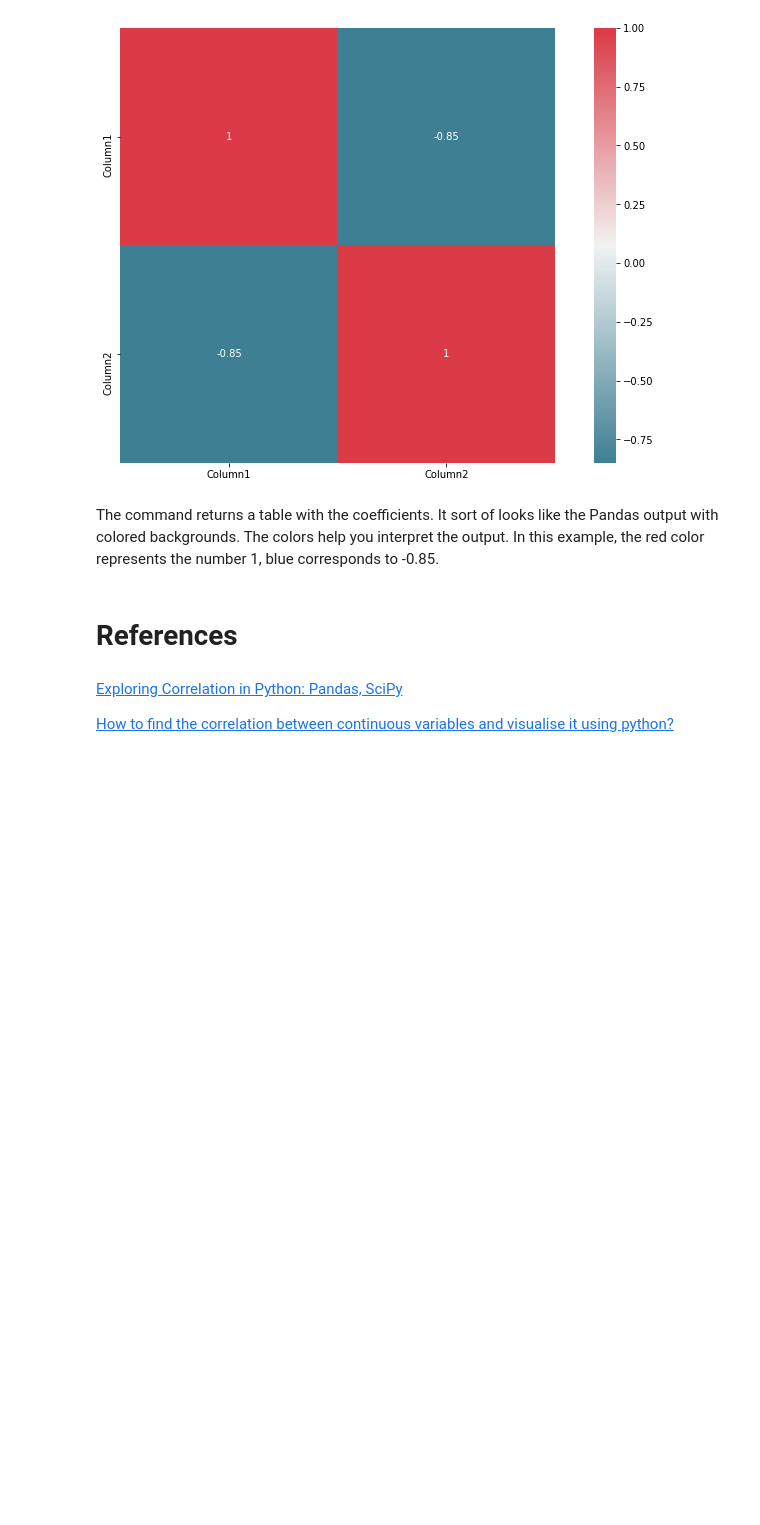
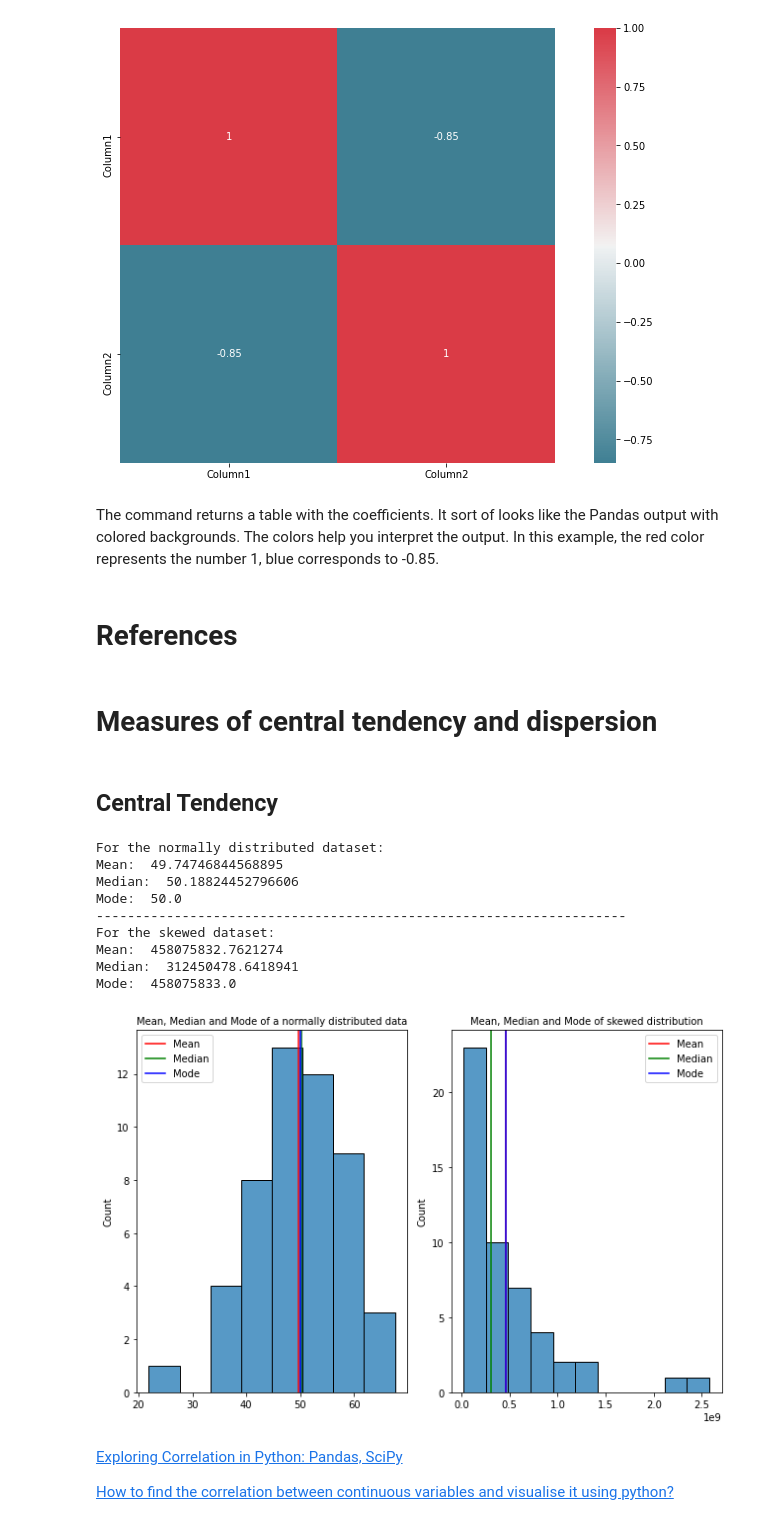
Before and after one commit to dr-mushtaq/Machine-Learning, a Jupyter notebook: Statistics_for_Machine_Learning_.ipynb, the cells around one changed output. Drawn from its saved outputs; the diff is of its cells as text; code cells hidden in the pictures; blank space fills up the shorter version.

```diff
--- a/Statistics_for_Machine_Learning_.ipynb
+++ b/Statistics_for_Machine_Learning_.ipynb
@@ -524,3 +524,7 @@ sns.heatmap(corr, mask=np.zeros_like(corr, dtype=np.bool), cmap=sns.diverging_pa
 The command returns a table with the coefficients. It sort of looks like the Pandas output with colored backgrounds. The colors help you interpret the output. In this example, the red color represents the number 1, blue corresponds to -0.85.
 # %% [markdown]
 # **References**
+# %% [markdown]
+# **Measures of central tendency and dispersion**
+# %% [markdown]
+## **Central Tendency**
@@ -527,3 +537,63 @@ The command returns a table with the coefficients. It sort of looks like the Pan
+# %%
+# Generate a normally distributed dataset with mean=50 and standard deviation=10
+data = np.random.normal(50, 10, 50)
+
+# Generate a skewed dataset with mean=50 and standard deviation=10
+data_skewed = np.random.normal(50, 10, 50)**5
+
+# Calculate the mean, median, and mode of the dataset
+mean = np.mean(data)
+median = np.median(data)
+mode = np.round(np.mean(data))
+
+# Calculate the mean, median, and mode of the skewed dataset
+mean_skewed = np.mean(data_skewed)
+median_skewed = np.median(data_skewed)
+mode_skewed = np.round(np.mean(data_skewed))
+
+# Print the results
+print("For the normally distributed dataset:")
+print("Mean: ", mean)
+print("Median: ", median)
+print("Mode: ", mode)
+print("--------------------------------------------------------------------")
+print("For the skewed dataset:")
+print("Mean: ", mean_skewed)
+print("Median: ", median_skewed)
+print("Mode: ", mode_skewed)
+
+
+fig, ax= plt.subplots(1,2, figsize = (9,6))
+
+
+# Plot a histogram of the dataset using the seabron library
+sns.histplot(data, ax=ax[0])
+ax[0].axvline(x=mean, color='r', label='Mean')
+ax[0].axvline(x=median, color='g', label='Median')
+ax[0].axvline(x=mode, color='b', label='Mode')
+ax[0].legend()
+ax[0].set_title("Mean, Median and Mode of a normally distributed data", fontsize=10)
+
+sns.histplot(data_skewed, ax=ax[1])
+ax[1].axvline(x=mean_skewed, color='r', label='Mean')
+ax[1].axvline(x=median_skewed, color='g', label='Median')
+ax[1].axvline(x= mode_skewed, color='b', label='Mode')
+ax[1].set_title("Mean, Median and Mode of skewed distribution", fontsize=10)
+
+ax[1].legend()
+
+plt.tight_layout()
+# %% [output]
+For the normally distributed dataset:
+Mean:  49.74746844568895
+Median:  50.18824452796606
+Mode:  50.0
+--------------------------------------------------------------------
+For the skewed dataset:
+Mean:  458075832.7621274
+Median:  312450478.6418941
+Mode:  458075833.0
+[figure, added]
 # %% [markdown]
 [Exploring Correlation in Python: Pandas, SciPy](https://re-thought.com/exploring-correlation-in-python/)
 
```
Also changed, not shown: parts of 1 cell of this notebook.
